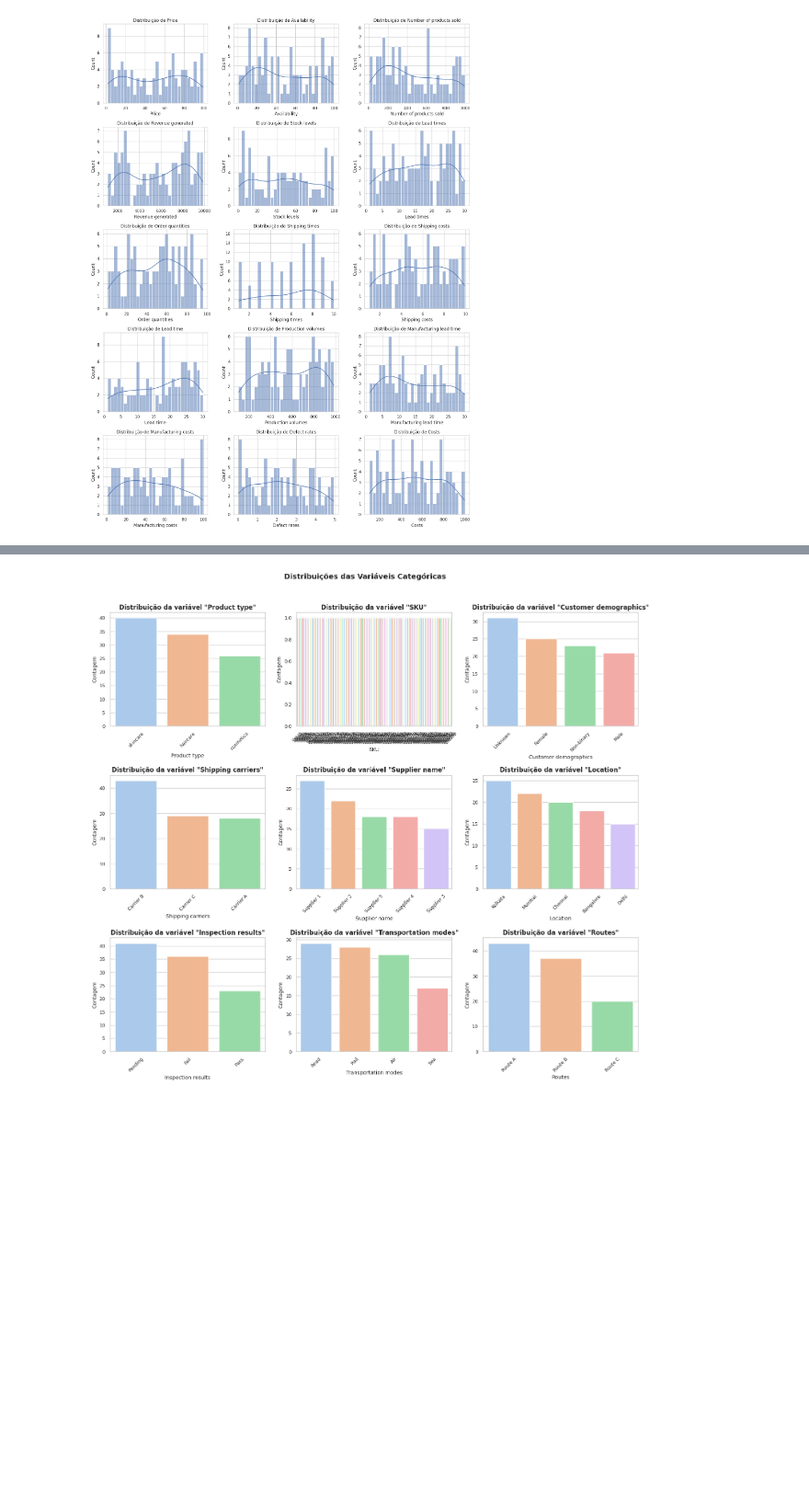
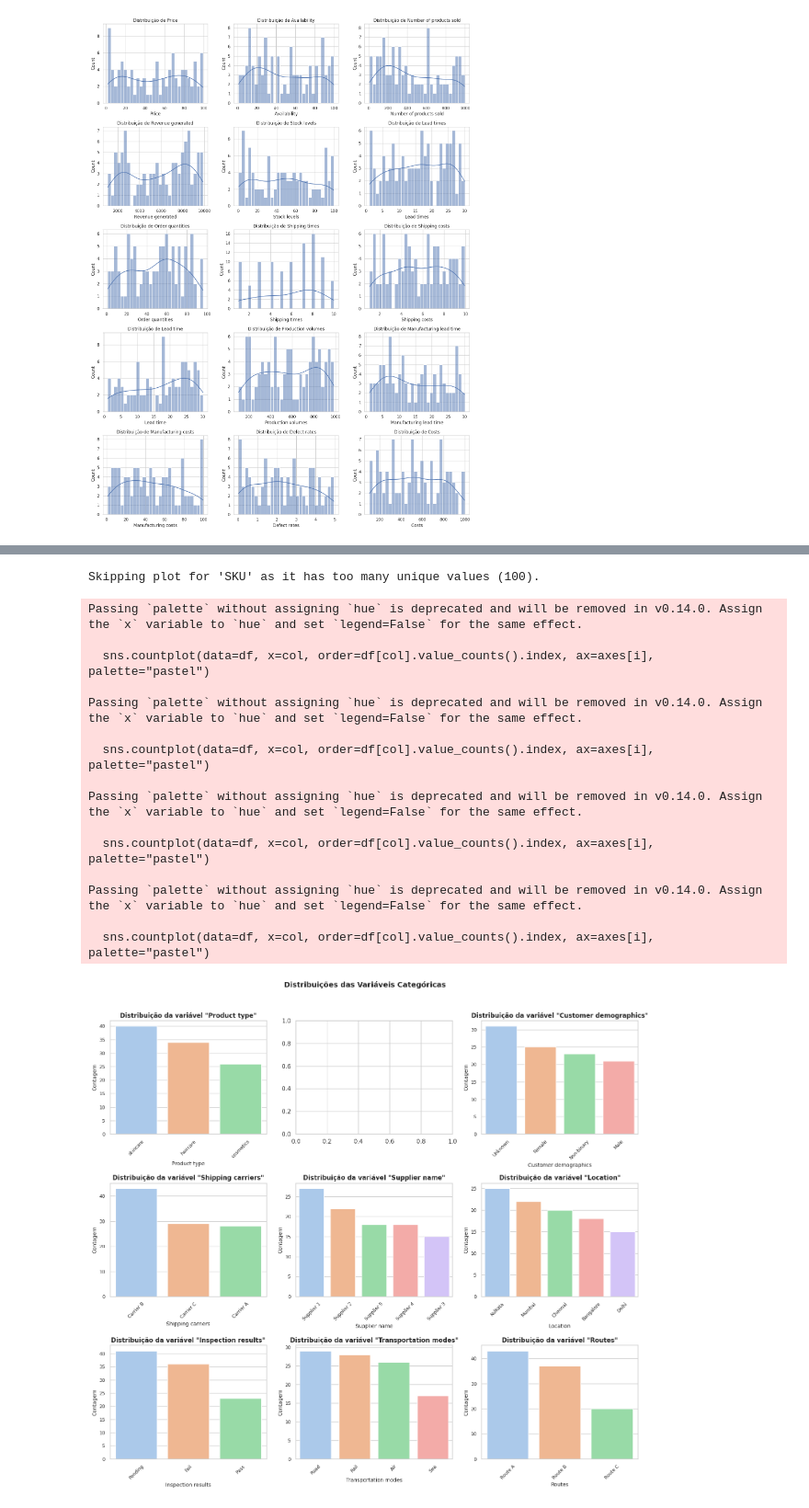
Before and after one commit to Lailson001/-An-lise-Explorat-rio-Completa-Cadeia-de-Suprimentos-Moda-Beleza, a Jupyter notebook: Análise.ipynb, the cells around one changed output, grey strips where cells are left out. Shown at 92% size. Drawn from its saved outputs; the diff is of its cells as text; code cells hidden in the pictures; blank space fills up the shorter version.

```diff
--- a/Análise.ipynb
+++ b/Análise.ipynb
@@ -163,6 +163,9 @@ plt.show()
 [figure]
 # %%
 #Análise De Colunas Categoricas
+
+# Define cat_cols by selecting categorical columns
+cat_cols = df.select_dtypes(include=['object', 'category']).columns
 
 # Número de colunas categóricas
 n = len(cat_cols)
@@ -179,6 +182,12 @@ axes = axes.flatten()
 sns.set(style="whitegrid")
 
 for i, col in enumerate(cat_cols):
+    # Check if the column has more than 50 unique values. If so, skip plotting
+    # as it might lead to a very large and unreadable plot.
+    if df[col].nunique() > 50:
+        print(f"Skipping plot for '{col}' as it has too many unique values ({df[col].nunique()}).")
+        continue
+
     sns.countplot(data=df, x=col, order=df[col].value_counts().index, ax=axes[i], palette="pastel")
 
     axes[i].set_title(f'Distribuição da variável "{col}"', fontsize=12, fontweight='bold')
@@ -187,13 +196,18 @@ for i, col in enumerate(cat_cols):
     axes[i].tick_params(axis='x', rotation=45)
     axes[i].tick_params(axis='both', labelsize=9)
 
-# Remove os eixos extras
-for j in range(i + 1, len(axes)):
-    fig.delaxes(axes[j])
+# Remove the axes that were not used if we skipped plotting any columns
+# Due to the `continue` in the loop, we need to handle removing axes differently.
+# We iterate through the axes from where we last plotted to the end.
+last_plotted_index = i if 'i' in locals() else -1 # Check if the loop ran at least once
+for j in range(last_plotted_index + 1, len(axes)):
+    # Check if the axis object still exists before trying to remove it
+    if hasattr(axes[j], 'figure'):
+         fig.delaxes(axes[j])
+
 
 plt.suptitle("Distribuições das Variáveis Categóricas", fontsize=14, fontweight='bold', y=1.02)
 plt.tight_layout()
-plt.show()
 # %% [output]
 Passing `palette` without assigning `hue` is deprecated and will be removed in v0.14.0. Assign the `x` variable to `hue` and set `legend=False` for the same effect.
 
@@ -212,4 +224,20 @@ Passing `palette` without assigning `hue` is deprecated and will be removed in v
 Passing `palette` without assigning `hue` is deprecated and will be removed in v0.14.0. Assign the `x` variable to `hue` and set `legend=False` for the same effect.
 
   sns.countplot(data=df, x=col, order=df[col].value_counts().index, ax=axes[i], palette="pastel")
+Skipping plot for 'SKU' as it has too many unique values (100).
+Passing `palette` without assigning `hue` is deprecated and will be removed in v0.14.0. Assign the `x` variable to `hue` and set `legend=False` for the same effect.
+
+  sns.countplot(data=df, x=col, order=df[col].value_counts().index, ax=axes[i], palette="pastel")
+
+Passing `palette` without assigning `hue` is deprecated and will be removed in v0.14.0. Assign the `x` variable to `hue` and set `legend=False` for the same effect.
+
+  sns.countplot(data=df, x=col, order=df[col].value_counts().index, ax=axes[i], palette="pastel")
+
+Passing `palette` without assigning `hue` is deprecated and will be removed in v0.14.0. Assign the `x` variable to `hue` and set `legend=False` for the same effect.
+
+  sns.countplot(data=df, x=col, order=df[col].value_counts().index, ax=axes[i], palette="pastel")
+
+Passing `palette` without assigning `hue` is deprecated and will be removed in v0.14.0. Assign the `x` variable to `hue` and set `legend=False` for the same effect.
+
+  sns.countplot(data=df, x=col, order=df[col].value_counts().index, ax=axes[i], palette="pastel")
-[figure, old version]
+[figure, new version]
```
Also changed, not shown: parts of 3 cells of this notebook.
